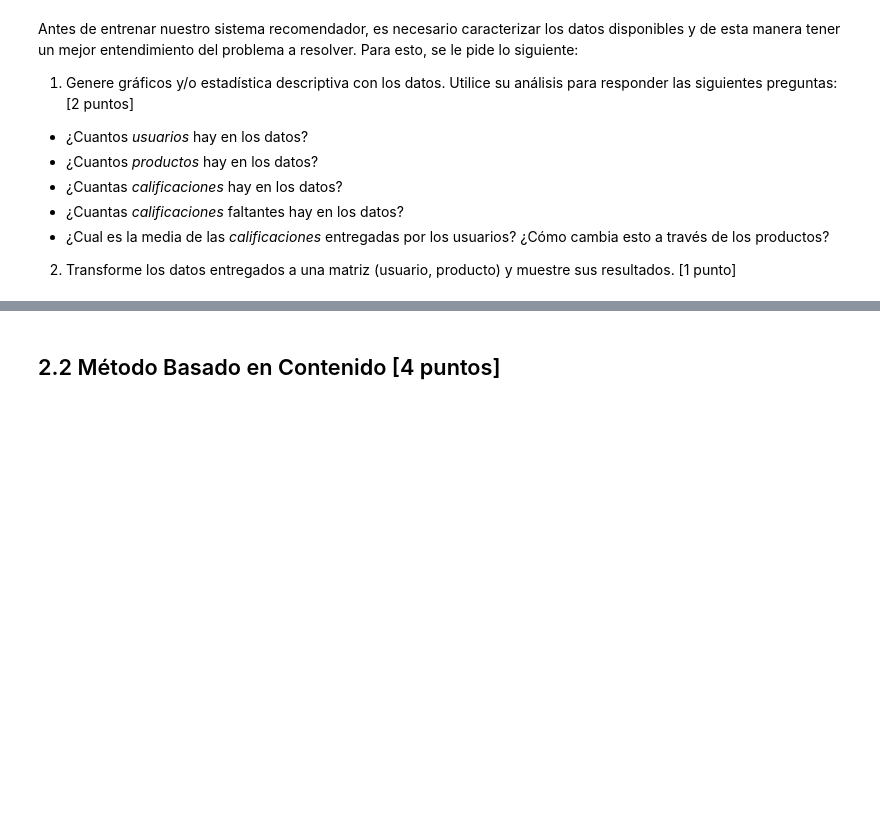
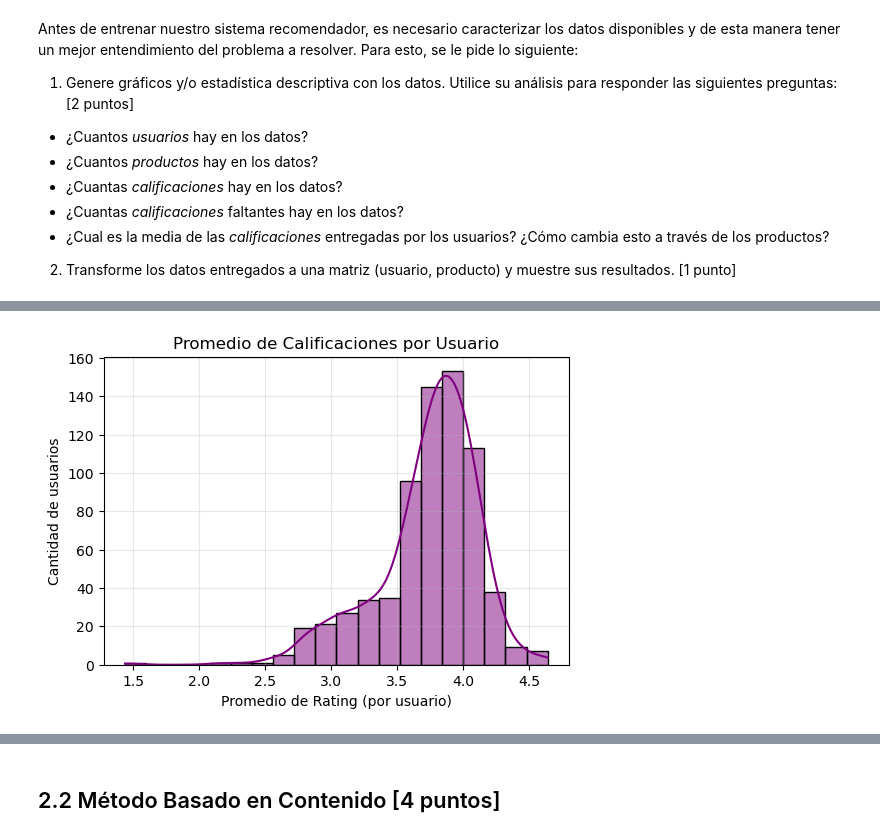
Before and after one commit to MacFarren/Lab-Farren-Rubina, a Jupyter notebook: Laboratorios/Lab10/Lab10_enunciado.ipynb, the cells around one changed output, grey strips where cells are left out. Cells and saved outputs as stored; diff of their text form; code cells hidden in the pictures; blank space fills up the shorter version.

```diff
--- a/Laboratorios/Lab10/Lab10_enunciado.ipynb
+++ b/Laboratorios/Lab10/Lab10_enunciado.ipynb
@@ -2440,0 +2541,13 @@ Antes de entrenar nuestro sistema recomendador, es necesario caracterizar los da
+# %%
+# Promedio de calificaciones por usuario
+promedio_por_usuario = dfcerveza.groupby("userId")["rating"].mean().reset_index()
+
+plt.figure(figsize=(6,4))
+sns.histplot(promedio_por_usuario["rating"], bins=20, color="purple", kde=True)
+plt.title("Promedio de Calificaciones por Usuario")
+plt.xlabel("Promedio de Rating (por usuario)")
+plt.ylabel("Cantidad de usuarios")
+plt.grid(True, alpha=0.3)
+plt.show()
+# %% [output]
+[figure, added]
```
Also changed, not shown: parts of 42 cells of this notebook, 2 other files.
